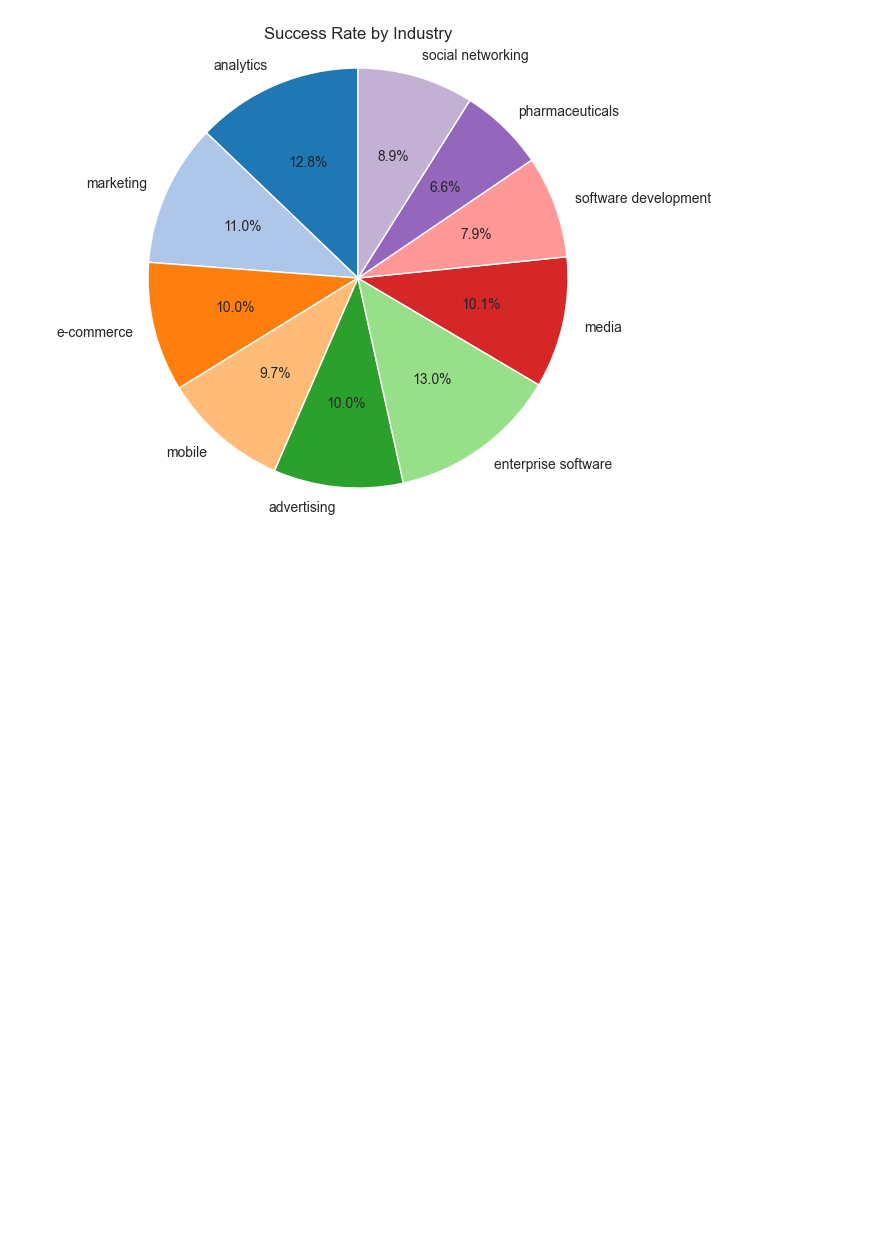
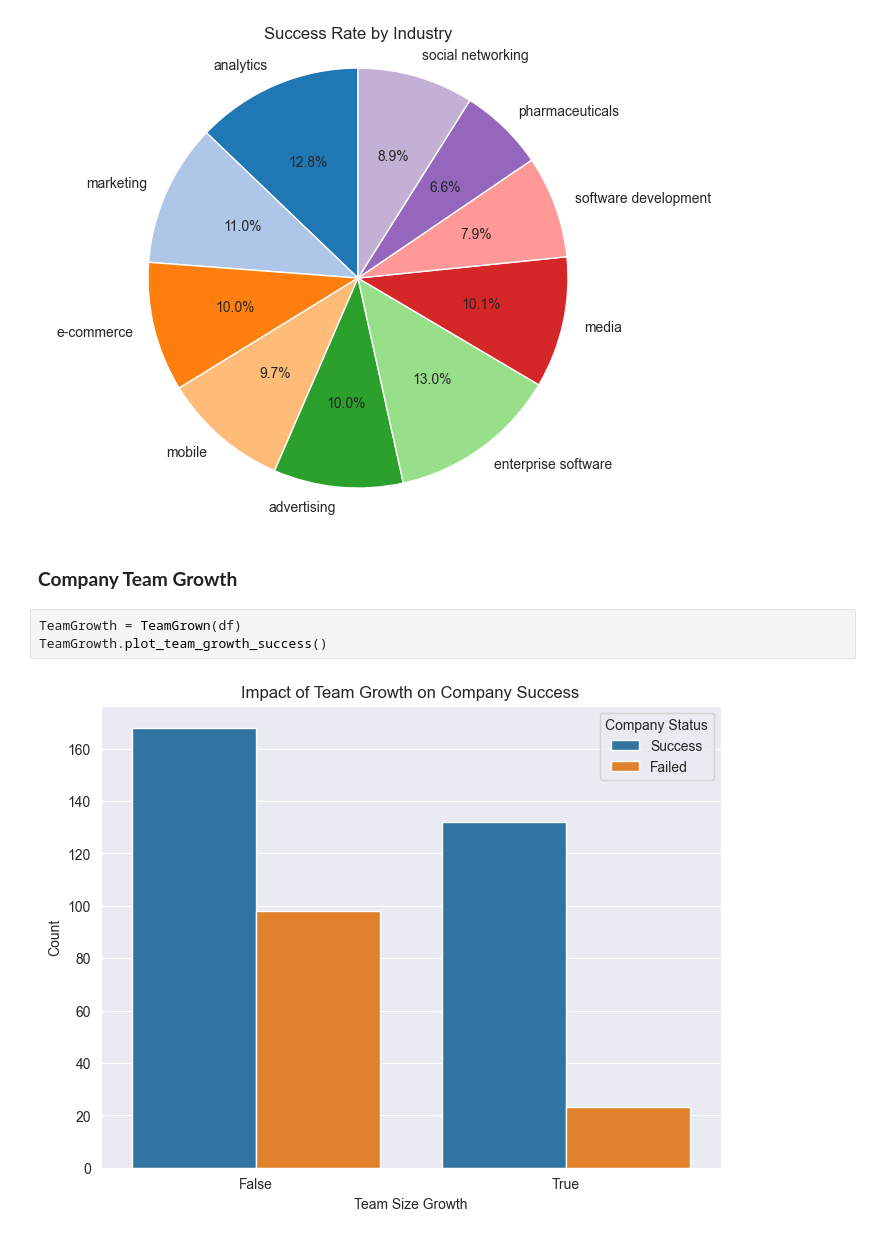
Before and after one commit to RobertArustamyan/StartupAnalyze, a Jupyter notebook: analysis.ipynb, the cells around one changed output. Cells and saved outputs as stored; diff of their text form; blank space fills up the shorter version.

```diff
--- a/analysis.ipynb
+++ b/analysis.ipynb
@@ -40,3 +41,10 @@ IndustryAnalyze.industry_success_distribution(pie_count=10, success=True)
 columns_for_model.append('Industry of company')
 # %% [output]
 [figure]
+# %% [markdown]
+### **Company Team Growth**
+# %%
+TeamGrowth = TeamGrown(df)
+TeamGrowth.plot_team_growth_success()
+# %% [output]
+[figure, added]
```
Also changed, not shown: parts of 1 cell of this notebook.
